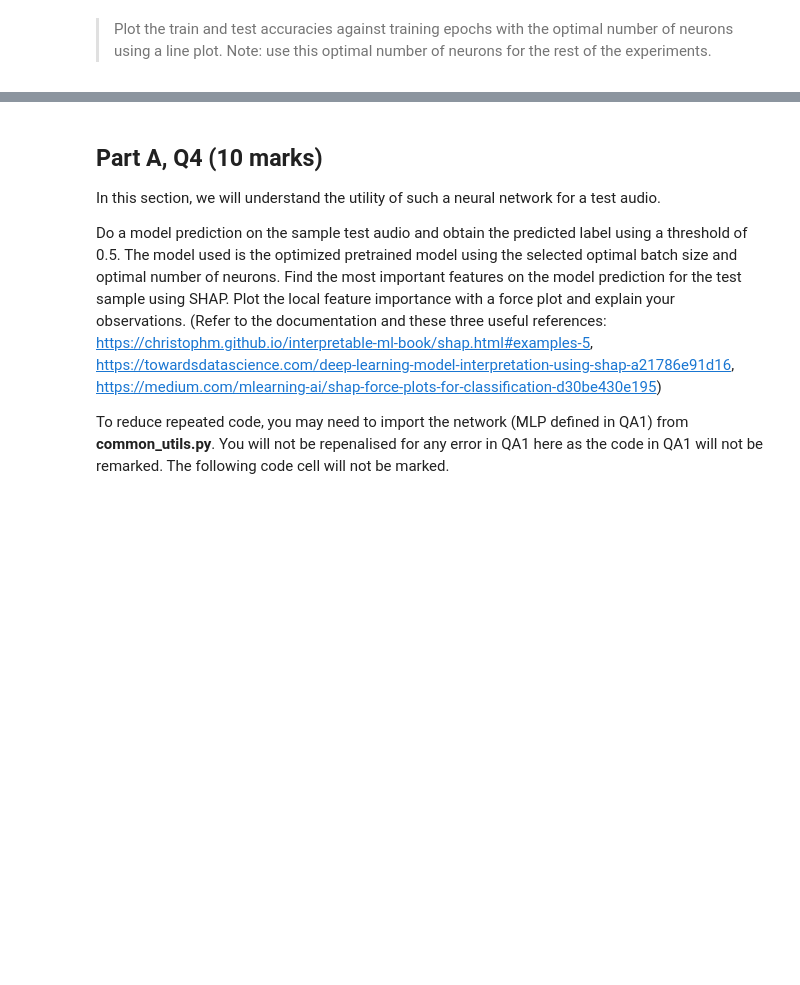
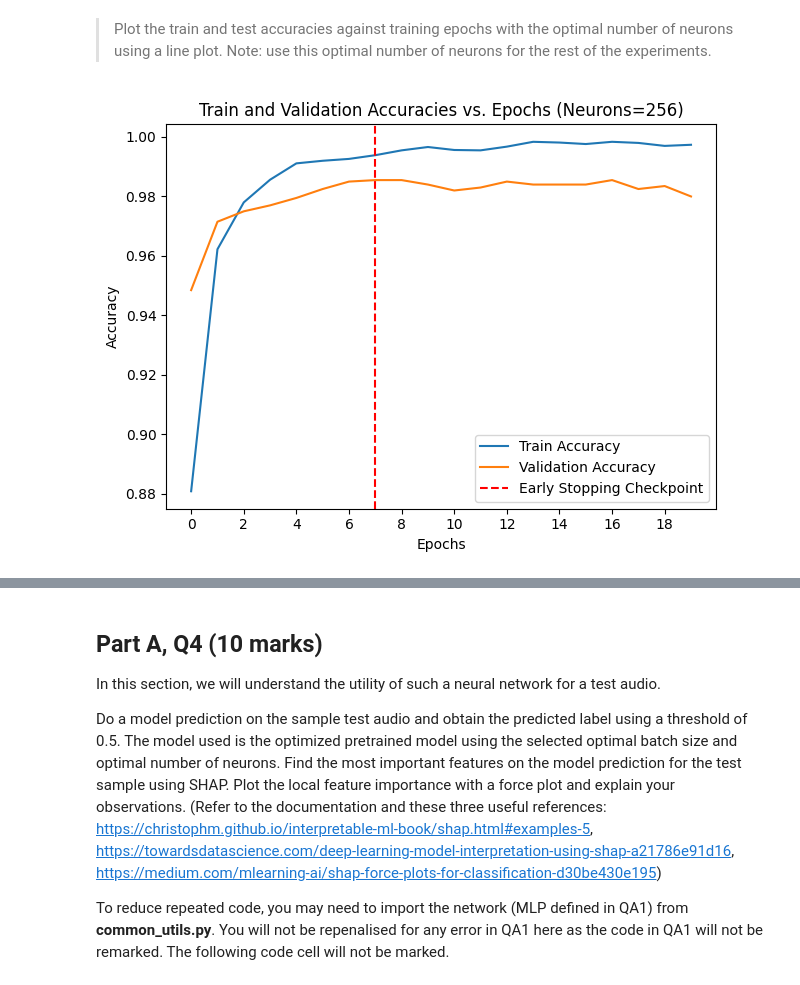
Before and after one commit to alan-wkm/SC4001_NNDL_2025_IndivAsg, a Jupyter notebook: PartA_Template.ipynb, the cells around one changed output, grey strips where cells are left out. Drawn from its saved outputs; the diff is of its cells as text; code cells hidden in the pictures; blank space fills up the shorter version.

```diff
--- a/PartA_Template.ipynb
+++ b/PartA_Template.ipynb
@@ -127,3 +571,101 @@ To reduce repeated code, you may need to import the network (MLP defined in QA1)
 Note: use this optimal number of neurons for the rest of the experiments.
 # %%
 # TODO: Enter your code here
+def train_exp(hidden_units, no_folds=5, no_epochs=20, lr=0.001):
+    results = {}
+
+    for neurons in hidden_units:
+        accuracies = []
+        train_accuracies_folds = []
+        val_accuracies_folds = []
+
+        for fold in range(no_folds):
+            # Retrieve preprocessed data
+            x_train = X_train_scaled_dict[neurons][fold]
+            y_train = y_train_dict[neurons][fold]
+            x_val = X_val_scaled_dict[neurons][fold]
+            y_val = y_val_dict[neurons][fold]
+
+            # Convert to tensors
+            x_train_tensor = torch.tensor(x_train, dtype=torch.float32)
+            y_train_tensor = torch.tensor(y_train, dtype=torch.float32).view(-1, 1)
+            x_val_tensor = torch.tensor(x_val, dtype=torch.float32)
+            y_val_tensor = torch.tensor(y_val, dtype=torch.float32).view(-1, 1)
+
+            train_loader = torch.utils.data.DataLoader(
+                dataset=torch.utils.data.TensorDataset(x_train_tensor, y_train_tensor),
+                batch_size=32,
+                shuffle=True
+            )
+
+            model = MLP(input_size=x_train.shape[1], hidden_size=neurons)
+            loss_fn = nn.BCELoss()
+            optimizer = torch.optim.Adam(model.parameters(), lr=lr)
+
+            # Initialize lists to store acc for this fold
+            train_accuracies = []
+            val_accuracies = []
+
+            # Track acc for every epoch
+            for epoch in range(no_epochs):
+                model.train()
+                correct_train = 0
+                total_train = 0
+                for batch_X, batch_y in train_loader:
+                    optimizer.zero_grad()
+                    outputs = model(batch_X)
+                    loss = loss_fn(outputs, batch_y)
+                    loss.backward()
+                    optimizer.step()
+
+                    # Calculate training accuracy
+                    preds_train = (outputs > 0.5).float()
+                    correct_train += (preds_train == batch_y).sum().item()
+                    total_train += len(batch_y)
+
+                train_accuracy = correct_train / total_train
+                train_accuracies.append(train_accuracy)
+
+                # Evaluate on validation set
+                model.eval()
+                with torch.no_grad():
+                    val_outputs = model(x_val_tensor)
+                    preds_val = (val_outputs > 0.5).float()
+                    correct_val = (preds_val == y_val_tensor).sum().item()
+                    val_accuracy = correct_val / len(y_val_tensor)
+                    val_accuracies.append(val_accuracy)
+
+            # Store acc for each fold
+            train_accuracies_folds.append(train_accuracies)
+            val_accuracies_folds.append(val_accuracies)
+
+            # Store mean accuracy for this fold
+            accuracies.append(np.mean(val_accuracies))
+
+        # Store the average of accuracies for this configuration
+        results[neurons] = np.mean(accuracies)
+
+        # Plot the train and test accuracies for this configuration (256 neurons)
+        if neurons == 256:
+            # Average accuracies across folds for each epoch
+            avg_train_accuracies = np.mean(train_accuracies_folds, axis=0)
+            avg_val_accuracies = np.mean(val_accuracies_folds, axis=0)
+            best_epoch = np.argmax(avg_val_accuracies) + 1 # +1 because epochs start from 1
+            plt.plot(avg_train_accuracies, label='Train Accuracy')
+            plt.plot(avg_val_accuracies, label='Validation Accuracy')
+            plt.axvline(best_epoch - 1, linestyle='--', color='r', label='Early Stopping Checkpoint')
+            plt.xlabel('Epochs')
+            plt.ylabel('Accuracy')
+            plt.title(f'Train and Validation Accuracies vs. Epochs (Neurons={neurons})')
+            plt.xticks(np.arange(0, no_epochs, 2))
+            plt.legend()
+            plt.tight_layout()
+            plt.show()
+
+    return results
+
+results = train_exp([256]) # Run for optimal number of neurons
+
+print("Model saved successfully!")
+# %% [output]
+[figure, added]
```
Also changed, not shown: parts of 26 cells of this notebook, 34 other files.
